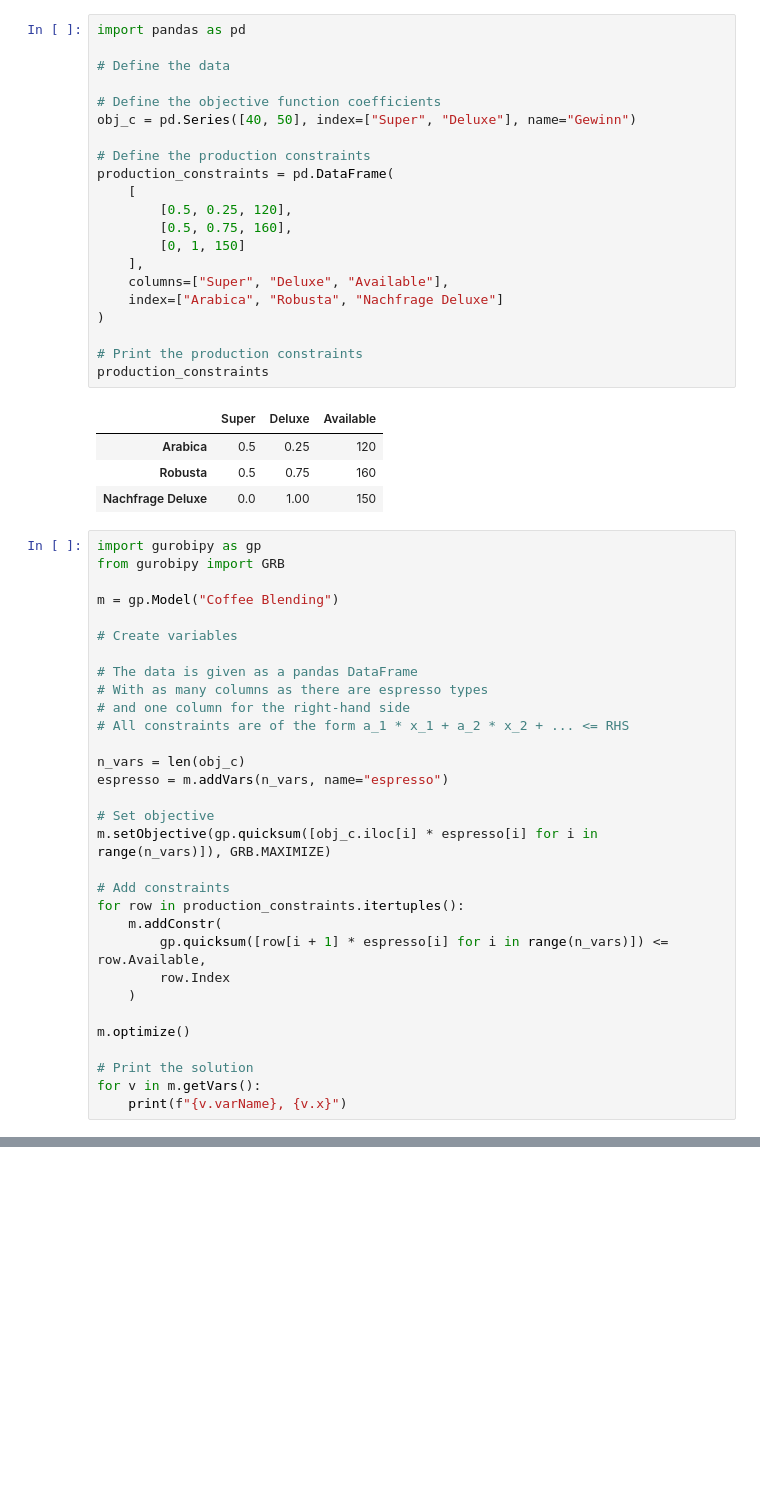
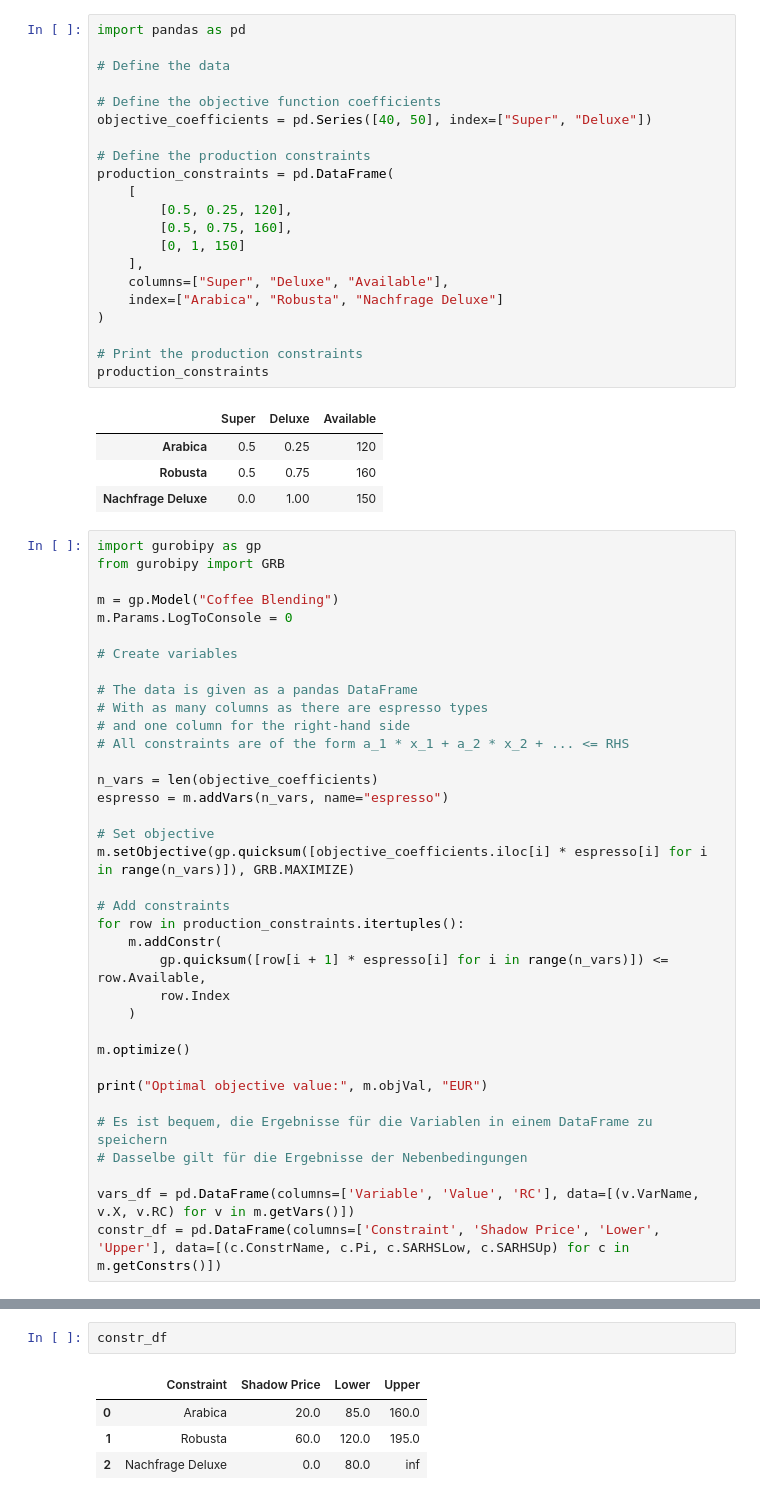
Before and after one commit to febse/opt2024-de, a Jupyter notebook: 03-Graphical-Method/02-Blending.ipynb, the cells around one changed output, grey strips where cells are left out. Saved outputs shown, nothing was run; the diff lists cells and outputs as text; blank space fills up the shorter version.

```diff
--- a/03-Graphical-Method/02-Blending.ipynb
+++ b/03-Graphical-Method/02-Blending.ipynb
@@ -428,7 +417,7 @@ import pandas as pd
 # Define the data
 
 # Define the objective function coefficients
-obj_c = pd.Series([40, 50], index=["Super", "Deluxe"], name="Gewinn")
+objective_coefficients = pd.Series([40, 50], index=["Super", "Deluxe"])
 
 # Define the production constraints
 production_constraints = pd.DataFrame(
@@ -453,6 +442,7 @@ import gurobipy as gp
 from gurobipy import GRB
 
 m = gp.Model("Coffee Blending")
+m.Params.LogToConsole = 0
 
 # Create variables
 
@@ -461,11 +451,11 @@ m = gp.Model("Coffee Blending")
 # and one column for the right-hand side
 # All constraints are of the form a_1 * x_1 + a_2 * x_2 + ... <= RHS
 
-n_vars = len(obj_c)
+n_vars = len(objective_coefficients)
 espresso = m.addVars(n_vars, name="espresso")
 
 # Set objective
-m.setObjective(gp.quicksum([obj_c.iloc[i] * espresso[i] for i in range(n_vars)]), GRB.MAXIMIZE)
+m.setObjective(gp.quicksum([objective_coefficients.iloc[i] * espresso[i] for i in range(n_vars)]), GRB.MAXIMIZE)
 
 # Add constraints
 for row in production_constraints.itertuples():
@@ -476,7 +466,11 @@ for row in production_constraints.itertuples():
 
 m.optimize()
 
-# Print the solution
-for v in m.getVars():
-    print(f"{v.varName}, {v.x}")
+print("Optimal objective value:", m.objVal, "EUR")
+
+# Es ist bequem, die Ergebnisse für die Variablen in einem DataFrame zu speichern
+# Dasselbe gilt für die Ergebnisse der Nebenbedingungen
+
+vars_df = pd.DataFrame(columns=['Variable', 'Value', 'RC'], data=[(v.VarName, v.X, v.RC) for v in m.getVars()])
+constr_df = pd.DataFrame(columns=['Constraint', 'Shadow Price', 'Lower', 'Upper'], data=[(c.ConstrName, c.Pi, c.SARHSLow, c.SARHSUp) for c in m.getConstrs()])
 # %% [output]
@@ -500,3 +484,10 @@ espresso[1], 80.0
+# %%
+constr_df
+# %% [output]
+|  | Constraint | Shadow Price | Lower | Upper |
+| 0 | Arabica | 20.0 | 85.0 | 160.0 |
+| 1 | Robusta | 60.0 | 120.0 | 195.0 |
+| 2 | Nachfrage Deluxe | 0.0 | 80.0 | inf |
 # %%
 import gurobipy as gp
 from gurobipy import GRB
```
Also changed, not shown: parts of 8 cells of this notebook, 1 other file.
